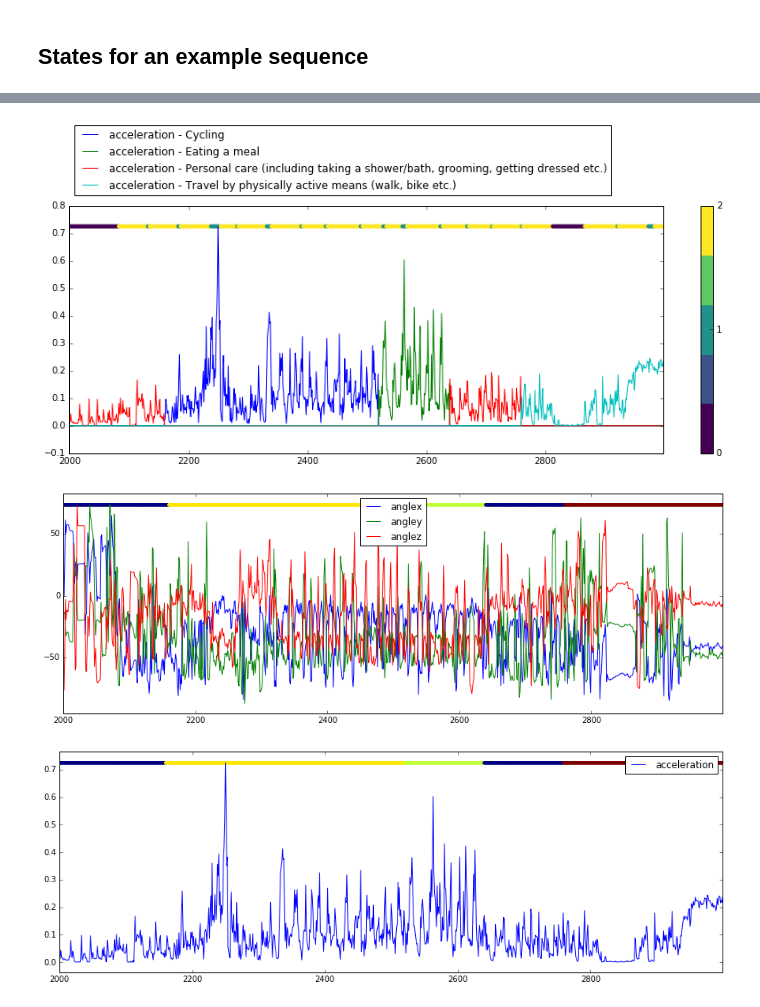
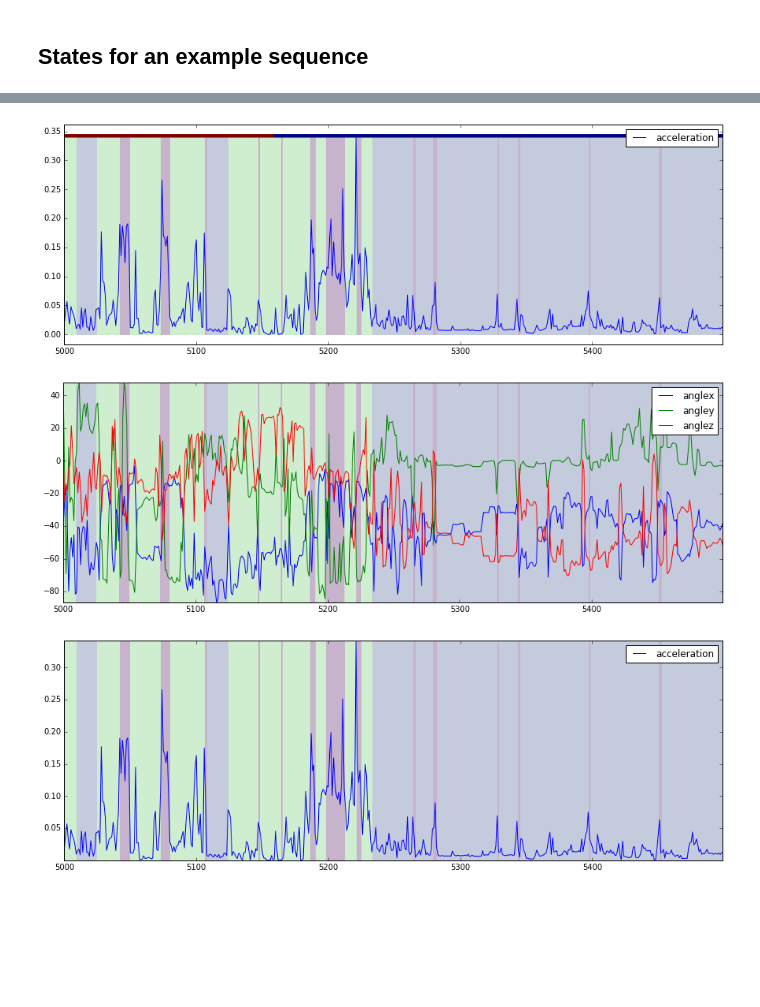
Before and after one commit to wadpac/hsmm4acc, a Jupyter notebook: notebooks/workflow/2_AnalyseResults.ipynb, the cells around one changed output, grey strips where cells are left out. Cells and saved outputs as stored; diff of their text form; code cells hidden in the pictures; blank space fills up the shorter version.

```diff
--- a/notebooks/workflow/2_AnalyseResults.ipynb
+++ b/notebooks/workflow/2_AnalyseResults.ipynb
@@ -154,7 +167,7 @@ ctab_norm2.style.background_gradient(cmap='BuGn',axis=0)
 # %% [markdown]
 ## States for an example sequence
 # %%
-example_index = 0
+example_index = 2
 data = datasets[example_index]
 hidden_states = data['state']
 # %%
@@ -164,14 +177,14 @@ hsmm.plot_states_and_var(data, hidden_states, columns=['acceleration'], by='act_
 # %%
-start = 2000
-end = 3000
-hsmm.plot_states_and_var(data[start:end], hidden_states[start:end], cmap=cmap, columns=['acceleration'], by='act_label')
+start = 5000
+end = 5500
+hsmm.plot_states_and_var_new(data[start:end], hidden_states[start:end], cmap=cmap, columns=['acceleration'], by='act')
 # %% [output]
-[figure, old version]
+[figure, new version]
 # %%
-hsmm.plot_states_and_var_new(data[start:end], hidden_states[start:end], cmap=cmap, columns=['anglex', 'angley', 'anglez'], by='act')
+hsmm.plot_states_and_var_new(data[start:end], hidden_states[start:end], cmap=cmap, columns=['anglex', 'angley', 'anglez'], by=None)
 # %% [output]
-[figure, old version]
+[figure, new version]
 # %%
-hsmm.plot_states_and_var_new(data[start:end], hidden_states[start:end], cmap=cmap, columns=['acceleration'], by='act')
+hsmm.plot_states_and_var_new(data[start:end], hidden_states[start:end], cmap=cmap, columns=['acceleration'], by=None)
 # %% [output]
-[figure, old version]
+[figure, new version]
```
Also changed, not shown: parts of 9 cells of this notebook.
